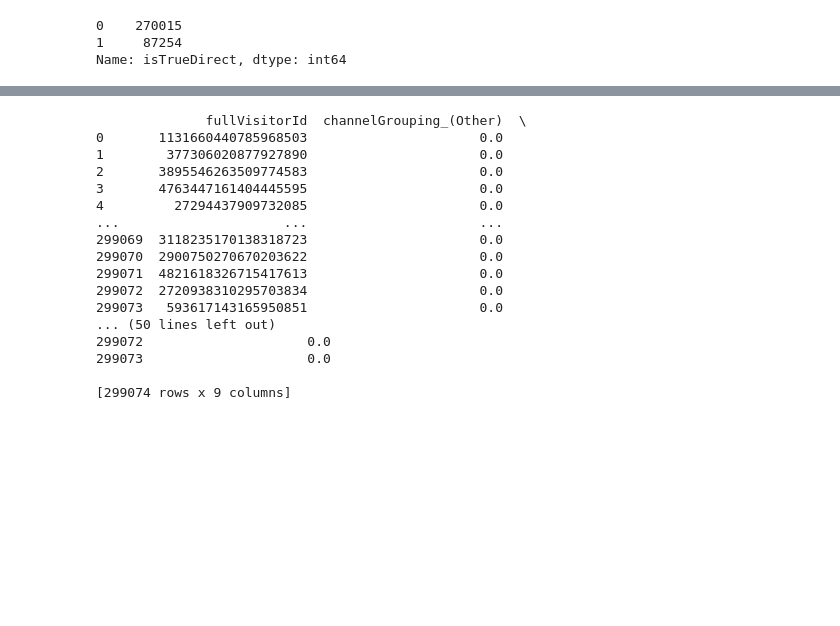
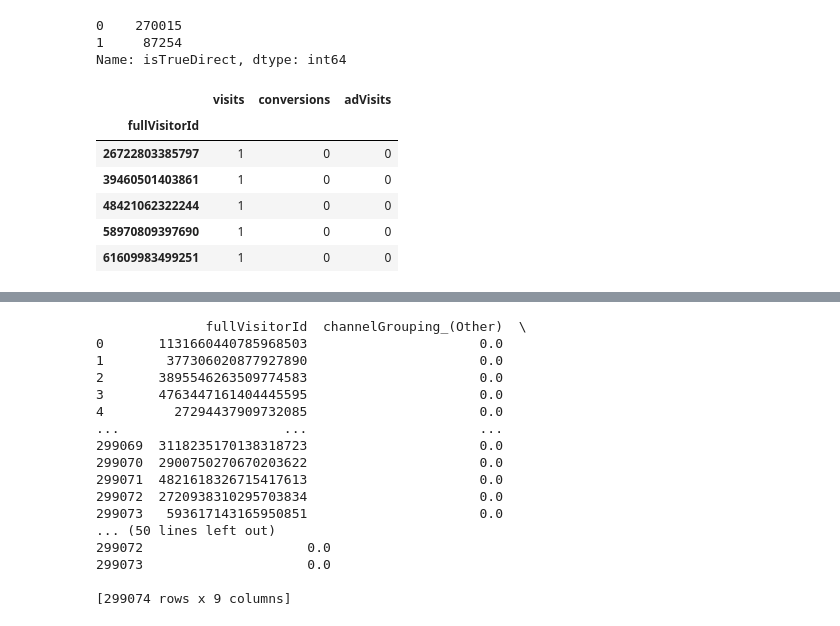
Before and after one commit to McGill-MMA-EnterpriseAnalytics/Revenue-Radar, a Jupyter notebook: Conversion-Analyst-Workspace/preprocessing-w-cutoff.ipynb, the cells around one changed output, grey strips where cells are left out. Drawn from its saved outputs; the diff is of its cells as text; code cells hidden in the pictures; blank space fills up the shorter version.

```diff
--- a/Conversion-Analyst-Workspace/preprocessing-w-cutoff.ipynb
+++ b/Conversion-Analyst-Workspace/preprocessing-w-cutoff.ipynb
@@ -224,0 +238,10 @@ useragg = df1c.groupby('fullVisitorId').agg(agg_dict)
+# %%
+visitor_counts.head()
+# %% [output]
+|  | visits | conversions | adVisits |
+| fullVisitorId |  |  |  |
+| 26722803385797 | 1 | 0 | 0 |
+| 39460501403861 | 1 | 0 | 0 |
+| 48421062322244 | 1 | 0 | 0 |
+| 58970809397690 | 1 | 0 | 0 |
+| 61609983499251 | 1 | 0 | 0 |
```
Also changed, not shown: parts of 17 cells of this notebook.
